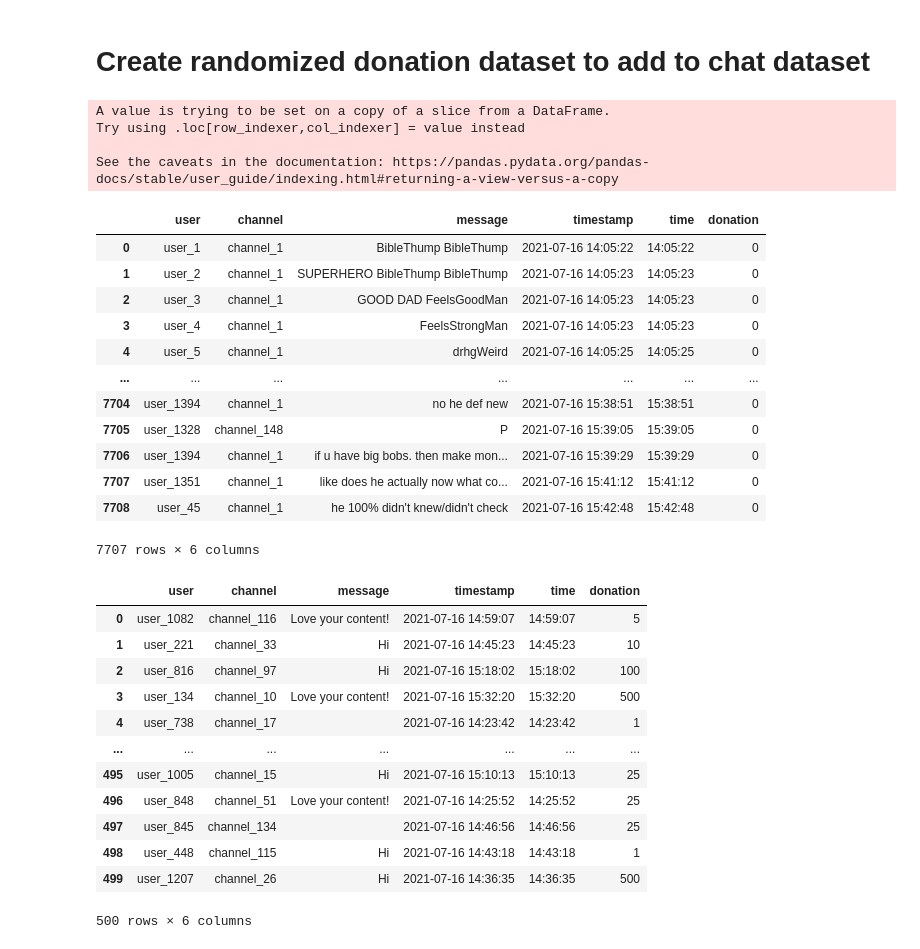
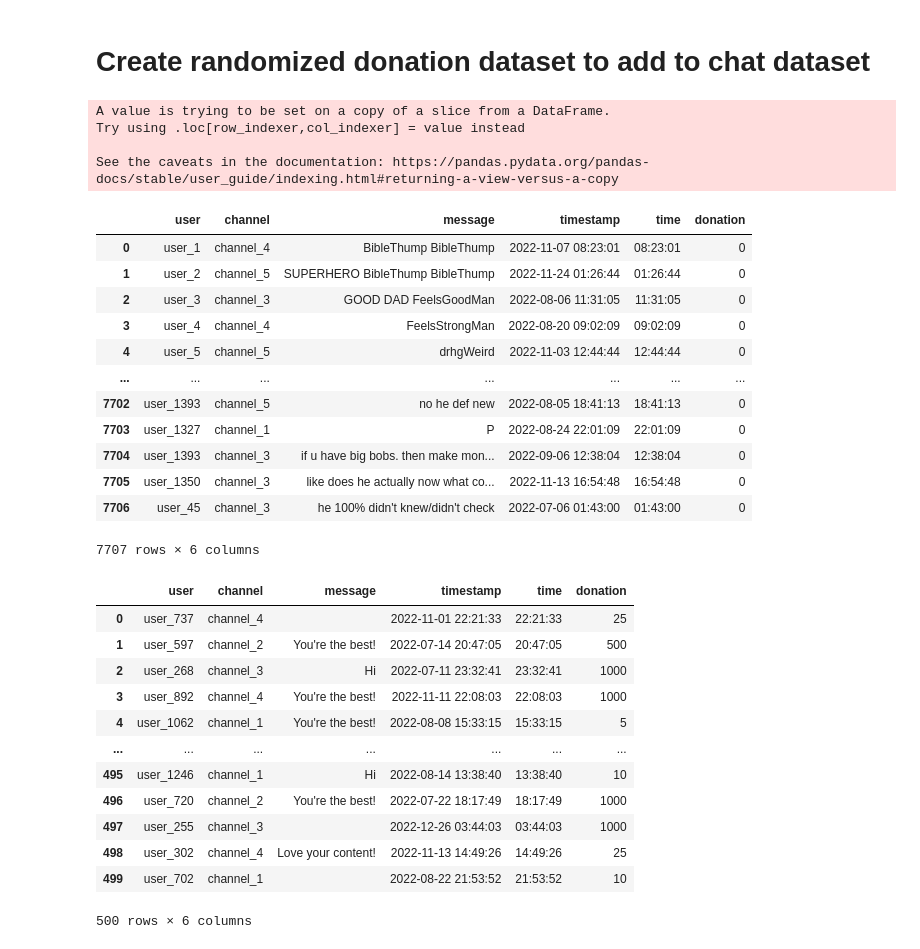
Before and after one commit to kenshr/Streamlit-Dashboard, a Jupyter notebook: src/Dataset Cleanup.ipynb, the cells around one changed output. Cells and saved outputs as stored; diff of their text form; code cells hidden in the pictures.

Commit message:
modified dataset for testing app visualizations

```diff
--- a/src/Dataset Cleanup.ipynb
+++ b/src/Dataset Cleanup.ipynb
@@ -27,10 +27,17 @@ df
 # %%
 # Remove unnecessary data
 # df.drop(['channel'],axis=1,inplace=True)
+# Remove nan inputs
 df.dropna(axis=0,subset=['user', 'channel'],inplace=True)
+# Remove invalid dates
+df = df[df.timestamp.str.len() == 19]
 df.reset_index(inplace=True,drop=True)
+
 # Anonymize users and channels
 df['user'] = 'user_' + pd.Series(pd.factorize(df['user'])[0] + 1).astype(str)
-df['channel'] = 'channel_' + pd.Series(pd.factorize(df['channel'])[0] + 1).astype(str)
+# Randomize channels across 5 options for visualization test
+# df['channel'] = 'channel_' + pd.Series(pd.factorize(df['channel'])[0] + 1).astype(str)
+df['channel'] = np.random.choice(['channel_1','channel_2','channel_3','channel_4','channel_5'],len(df))
+
 df
 # %% [output]
@@ -74,0 +88,6 @@ See the caveats in the documentation: https://pandas.pydata.org/pandas-docs/stab
+# %%
+# Randomize times across wider range for visualization test
+df['timestamp'] = [random_date("2022-07-01 12:00:00", "2022-12-31 23:59:59", random.random()) for x in range(len(df))]
+# Add extra column for just time
+df['time'] = df['timestamp'].apply(lambda x: datetime.datetime.strptime(x, "%Y-%m-%d %H:%M:%S").strftime('%H:%M:%S'))
+df
@@ -105,56 +127,56 @@ Try using .loc[row_indexer,col_indexer] = value instead
 
 See the caveats in the documentation: https://pandas.pydata.org/pandas-docs/stable/user_guide/indexing.html#returning-a-view-versus-a-copy
 |  | user | channel | message | timestamp | time | donation |
-| 0 | user_1 | channel_1 | BibleThump BibleThump | 2021-07-16 14:05:22 | 14:05:22 | 0 |
-| 1 | user_2 | channel_1 | SUPERHERO BibleThump BibleThump | 2021-07-16 14:05:23 | 14:05:23 | 0 |
-| 2 | user_3 | channel_1 | GOOD DAD FeelsGoodMan | 2021-07-16 14:05:23 | 14:05:23 | 0 |
-| 3 | user_4 | channel_1 | FeelsStrongMan | 2021-07-16 14:05:23 | 14:05:23 | 0 |
-| 4 | user_5 | channel_1 | drhgWeird | 2021-07-16 14:05:25 | 14:05:25 | 0 |
+| 0 | user_1 | channel_4 | BibleThump BibleThump | 2022-11-07 08:23:01 | 08:23:01 | 0 |
+| 1 | user_2 | channel_5 | SUPERHERO BibleThump BibleThump | 2022-11-24 01:26:44 | 01:26:44 | 0 |
+| 2 | user_3 | channel_3 | GOOD DAD FeelsGoodMan | 2022-08-06 11:31:05 | 11:31:05 | 0 |
+| 3 | user_4 | channel_4 | FeelsStrongMan | 2022-08-20 09:02:09 | 09:02:09 | 0 |
+| 4 | user_5 | channel_5 | drhgWeird | 2022-11-03 12:44:44 | 12:44:44 | 0 |
 | ... | ... | ... | ... | ... | ... | ... |
-| 7704 | user_1394 | channel_1 | no he def new | 2021-07-16 15:38:51 | 15:38:51 | 0 |
-| 7705 | user_1328 | channel_148 | P | 2021-07-16 15:39:05 | 15:39:05 | 0 |
-| 7706 | user_1394 | channel_1 | if u have big bobs. then make mon... | 2021-07-16 15:39:29 | 15:39:29 | 0 |
-| 7707 | user_1351 | channel_1 | like does he actually now what co... | 2021-07-16 15:41:12 | 15:41:12 | 0 |
-| 7708 | user_45 | channel_1 | he 100% didn't knew/didn't check | 2021-07-16 15:42:48 | 15:42:48 | 0 |
+| 7702 | user_1393 | channel_5 | no he def new | 2022-08-05 18:41:13 | 18:41:13 | 0 |
+| 7703 | user_1327 | channel_1 | P | 2022-08-24 22:01:09 | 22:01:09 | 0 |
+| 7704 | user_1393 | channel_3 | if u have big bobs. then make mon... | 2022-09-06 12:38:04 | 12:38:04 | 0 |
+| 7705 | user_1350 | channel_3 | like does he actually now what co... | 2022-11-13 16:54:48 | 16:54:48 | 0 |
+| 7706 | user_45 | channel_3 | he 100% didn't knew/didn't check | 2022-07-06 01:43:00 | 01:43:00 | 0 |
 7707 rows × 6 columns
 # %%
 donation_df = pd.DataFrame(columns=["user","channel","message","timestamp","time","donation"])
 
 # Configurable variables
 num_donations = 500
 donation_pool = [1,5,10,25,100,500,1000]
 message_pool = ['Hi','Love your content!','You\'re the best!','']
-start_date = "2021-07-16 14:05:22"
-end_date = "2021-07-16 15:48:30"
+start_date = "2022-07-01 12:00:00"
+end_date = "2022-12-31 23:59:59"
 # Static variables
 total_users = len(df['user'].unique())
 total_channels = len(df['channel'].unique())
 
 for i in range(num_donations):
     random_time = random_date(start_date, end_date, random.random())
     donation_df.loc[len(donation_df.index)] = [
         'user_' + str(random.randint(1,total_users - 1)),
         'channel_' + str(random.randint(1,total_channels - 1)),
         random.choice(message_pool),
         random_time,
         pd.to_datetime(random_time).strftime('%H:%M:%S'),
         random.choice(donation_pool)
     ]
 
 donation_df
 # %% [output]
 |  | user | channel | message | timestamp | time | donation |
-| 0 | user_1082 | channel_116 | Love your content! | 2021-07-16 14:59:07 | 14:59:07 | 5 |
-| 1 | user_221 | channel_33 | Hi | 2021-07-16 14:45:23 | 14:45:23 | 10 |
-| 2 | user_816 | channel_97 | Hi | 2021-07-16 15:18:02 | 15:18:02 | 100 |
-| 3 | user_134 | channel_10 | Love your content! | 2021-07-16 15:32:20 | 15:32:20 | 500 |
-| 4 | user_738 | channel_17 |  | 2021-07-16 14:23:42 | 14:23:42 | 1 |
+| 0 | user_737 | channel_4 |  | 2022-11-01 22:21:33 | 22:21:33 | 25 |
+| 1 | user_597 | channel_2 | You're the best! | 2022-07-14 20:47:05 | 20:47:05 | 500 |
+| 2 | user_268 | channel_3 | Hi | 2022-07-11 23:32:41 | 23:32:41 | 1000 |
+| 3 | user_892 | channel_4 | You're the best! | 2022-11-11 22:08:03 | 22:08:03 | 1000 |
+| 4 | user_1062 | channel_1 | You're the best! | 2022-08-08 15:33:15 | 15:33:15 | 5 |
 | ... | ... | ... | ... | ... | ... | ... |
-| 495 | user_1005 | channel_15 | Hi | 2021-07-16 15:10:13 | 15:10:13 | 25 |
-| 496 | user_848 | channel_51 | Love your content! | 2021-07-16 14:25:52 | 14:25:52 | 25 |
-| 497 | user_845 | channel_134 |  | 2021-07-16 14:46:56 | 14:46:56 | 25 |
-| 498 | user_448 | channel_115 | Hi | 2021-07-16 14:43:18 | 14:43:18 | 1 |
-| 499 | user_1207 | channel_26 | Hi | 2021-07-16 14:36:35 | 14:36:35 | 500 |
+| 495 | user_1246 | channel_1 | Hi | 2022-08-14 13:38:40 | 13:38:40 | 10 |
+| 496 | user_720 | channel_2 | You're the best! | 2022-07-22 18:17:49 | 18:17:49 | 1000 |
+| 497 | user_255 | channel_3 |  | 2022-12-26 03:44:03 | 03:44:03 | 1000 |
+| 498 | user_302 | channel_4 | Love your content! | 2022-11-13 14:49:26 | 14:49:26 | 25 |
+| 499 | user_702 | channel_1 |  | 2022-08-22 21:53:52 | 21:53:52 | 10 |
 500 rows × 6 columns
 # %%
 # Concatenate and sort the DataFrames
```
Also changed, not shown: parts of 6 cells of this notebook, 1 other file.
